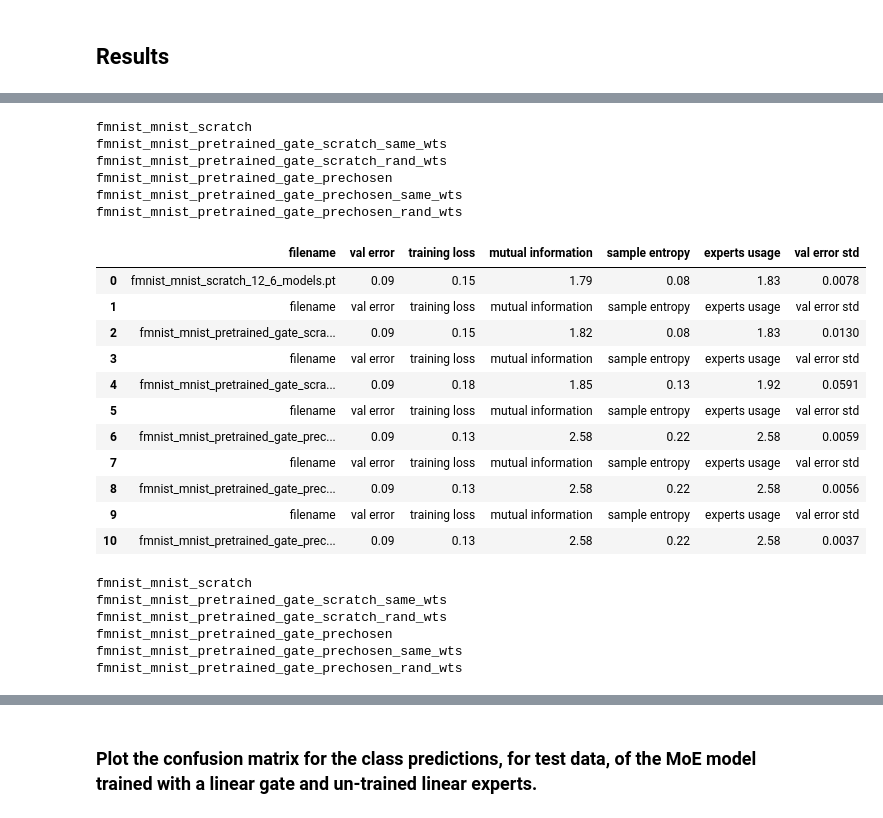
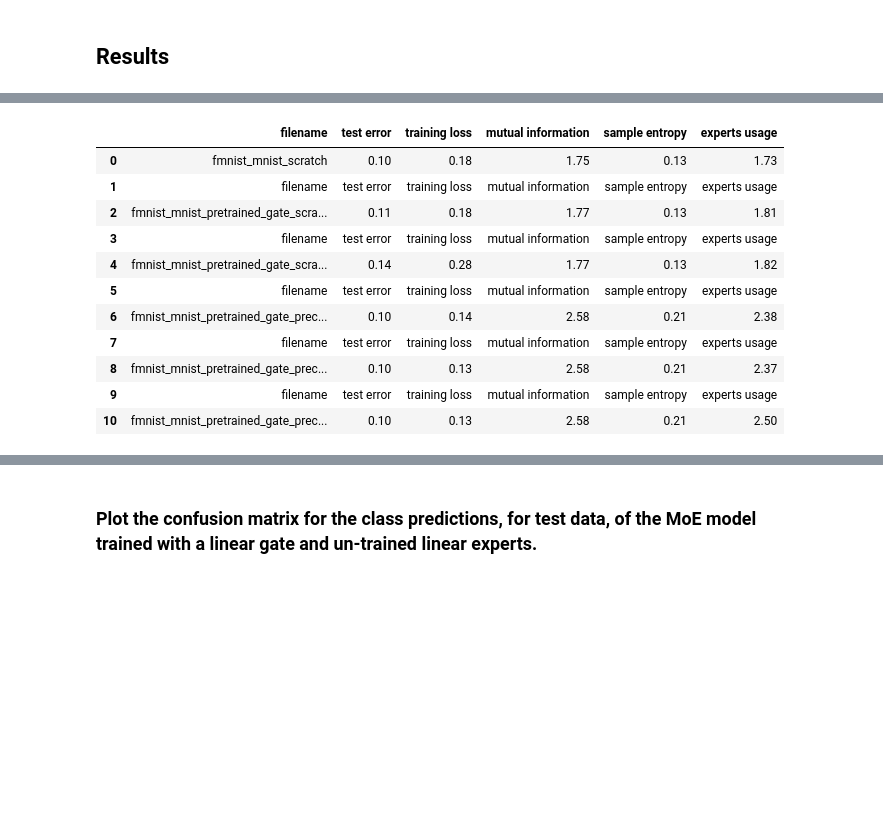
Before and after one commit to yamsgithub/modular_deep_learning, a Jupyter notebook: aaai_2022/notebooks/fmnist_mnist_classification.ipynb, the cells around one changed output, grey strips where cells are left out. Drawn from its saved outputs; the diff is of its cells as text; code cells hidden in the pictures; blank space fills up the shorter version.

```diff
--- a/aaai_2022/notebooks/fmnist_mnist_classification.ipynb
+++ b/aaai_2022/notebooks/fmnist_mnist_classification.ipynb
@@ -52,14 +55,15 @@ device cuda:0
 # Paths to where the trained models and figures will be stored. You can change this as you see fit.
 fig_path = '../figures'
 model_path = '../models'
-
-# Folder containing pre-trained models
+results_path = '../results'
 pre_trained_model_path = '../models/pre_trained'
 
 if not os.path.exists(fig_path):
     os.mkdir(fig_path)
 if not os.path.exists(model_path):
     os.mkdir(model_path)
+if not os.path.exists(results_path):
+    os.mkdir(results_path)
 # %%
 import torchvision.transforms as transforms
 
@@ -858,34 +826,25 @@ data
 models = ['fmnist_mnist_scratch', 'fmnist_mnist_pretrained_gate_scratch_same_wts', 'fmnist_mnist_pretrained_gate_scratch_rand_wts',
          'fmnist_mnist_pretrained_gate_prechosen', 'fmnist_mnist_pretrained_gate_prechosen_same_wts', 'fmnist_mnist_pretrained_gate_prechosen_rand_wts']
 
-final_results_file = 'fmnist_mnist_final_results_10K.csv'
+final_results_file =  os.path.join(results_path, 'fmnist_mnist_final_pretrained_results.csv')
 
 for m in models:
-    print(m)
-    row = data.loc[[data[data['filename'].str.startswith(m)]['val error'].idxmin()]]
-    std = '{:.4f}'.format(data[data['filename'].str.startswith(m)]['val error'].std())
-    row['val error std'] = std
-    row.to_csv(final_results_file, mode='a', index=False, float_format='%.2f')
+    row = data[data['filename'].str.startswith(m)].mean(numeric_only=True).to_frame().T
+    row.insert(0,'filename',m)
+    row.to_csv(final_results_file,mode='a', index=False, float_format='%.2f')
-# %% [output]
-fmnist_mnist_scratch
-fmnist_mnist_pretrained_gate_scratch_same_wts
-fmnist_mnist_pretrained_gate_scratch_rand_wts
-fmnist_mnist_pretrained_gate_prechosen
-fmnist_mnist_pretrained_gate_prechosen_same_wts
-fmnist_mnist_pretrained_gate_prechosen_rand_wts
 # %%
-data = pd.read_csv(final_results_file)
+data = pd.read_csv(os.path.join(results_path, final_results_file))
 data
 # %% [output]
-|  | filename | val error | training loss | mutual information | sample entropy | experts usage | val error std |
-| 0 | fmnist_mnist_scratch_12_6_models.pt | 0.09 | 0.15 | 1.79 | 0.08 | 1.83 | 0.0078 |
-| 1 | filename | val error | training loss | mutual information | sample entropy | experts usage | val error std |
-| 2 | fmnist_mnist_pretrained_gate_scra... | 0.09 | 0.15 | 1.82 | 0.08 | 1.83 | 0.0130 |
-| 3 | filename | val error | training loss | mutual information | sample entropy | experts usage | val error std |
-| 4 | fmnist_mnist_pretrained_gate_scra... | 0.09 | 0.18 | 1.85 | 0.13 | 1.92 | 0.0591 |
-| 5 | filename | val error | training loss | mutual information | sample entropy | experts usage | val error std |
-| 6 | fmnist_mnist_pretrained_gate_prec... | 0.09 | 0.13 | 2.58 | 0.22 | 2.58 | 0.0059 |
-| 7 | filename | val error | training loss | mutual information | sample entropy | experts usage | val error std |
-| 8 | fmnist_mnist_pretrained_gate_prec... | 0.09 | 0.13 | 2.58 | 0.22 | 2.58 | 0.0056 |
-| 9 | filename | val error | training loss | mutual information | sample entropy | experts usage | val error std |
-| 10 | fmnist_mnist_pretrained_gate_prec... | 0.09 | 0.13 | 2.58 | 0.22 | 2.58 | 0.0037 |
+|  | filename | test error | training loss | mutual information | sample entropy | experts usage |
+| 0 | fmnist_mnist_scratch | 0.10 | 0.18 | 1.75 | 0.13 | 1.73 |
+| 1 | filename | test error | training loss | mutual information | sample entropy | experts usage |
+| 2 | fmnist_mnist_pretrained_gate_scra... | 0.11 | 0.18 | 1.77 | 0.13 | 1.81 |
+| 3 | filename | test error | training loss | mutual information | sample entropy | experts usage |
+| 4 | fmnist_mnist_pretrained_gate_scra... | 0.14 | 0.28 | 1.77 | 0.13 | 1.82 |
+| 5 | filename | test error | training loss | mutual information | sample entropy | experts usage |
+| 6 | fmnist_mnist_pretrained_gate_prec... | 0.10 | 0.14 | 2.58 | 0.21 | 2.38 |
+| 7 | filename | test error | training loss | mutual information | sample entropy | experts usage |
+| 8 | fmnist_mnist_pretrained_gate_prec... | 0.10 | 0.13 | 2.58 | 0.21 | 2.37 |
+| 9 | filename | test error | training loss | mutual information | sample entropy | experts usage |
+| 10 | fmnist_mnist_pretrained_gate_prec... | 0.10 | 0.13 | 2.58 | 0.21 | 2.50 |
@@ -896,18 +850,0 @@ data
-# %%
-models = ['fmnist_mnist_scratch', 'fmnist_mnist_pretrained_gate_scratch_same_wts', 'fmnist_mnist_pretrained_gate_scratch_rand_wts',
-         'fmnist_mnist_pretrained_gate_prechosen', 'fmnist_mnist_pretrained_gate_prechosen_same_wts', 'fmnist_mnist_pretrained_gate_prechosen_rand_wts']
-
-final_results_file = 'fmnist_mnist_final_results_10K_avg.csv'
-
-for m in models:
-    print(m)
-    row = data[data['filename'].str.startswith(m)].mean(numeric_only=True).to_frame().T
-    row.insert(0,'filename',m)
-    row.to_csv(final_results_file,mode='a', index=False, float_format='%.2f')
-# %% [output]
-fmnist_mnist_scratch
-fmnist_mnist_pretrained_gate_scratch_same_wts
-fmnist_mnist_pretrained_gate_scratch_rand_wts
-fmnist_mnist_pretrained_gate_prechosen
-fmnist_mnist_pretrained_gate_prechosen_same_wts
-fmnist_mnist_pretrained_gate_prechosen_rand_wts
```
Also changed, not shown: parts of 46 cells of this notebook, 3 other files.
